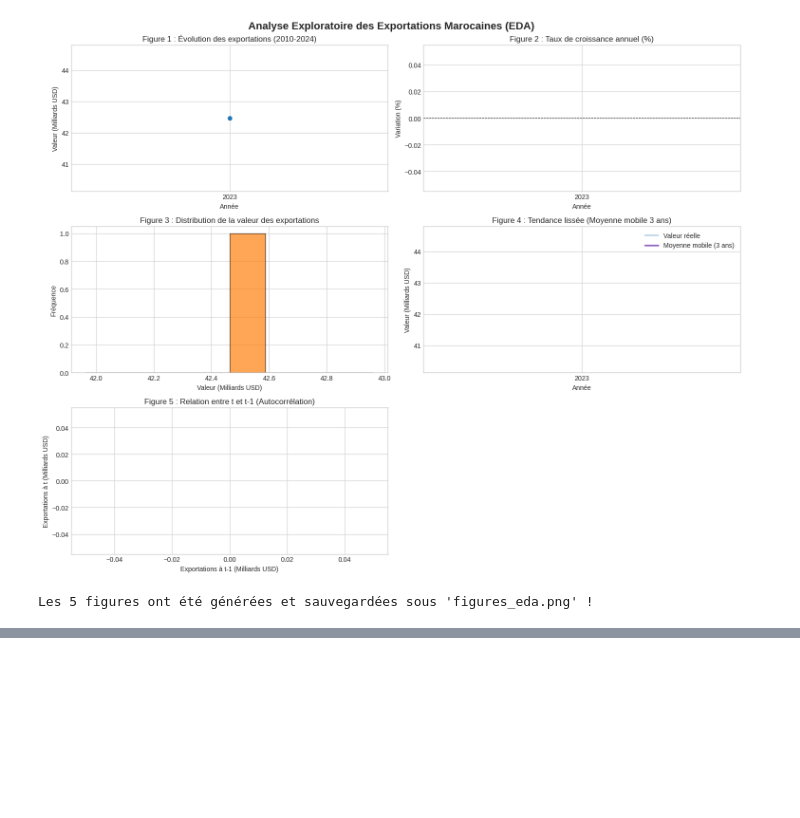
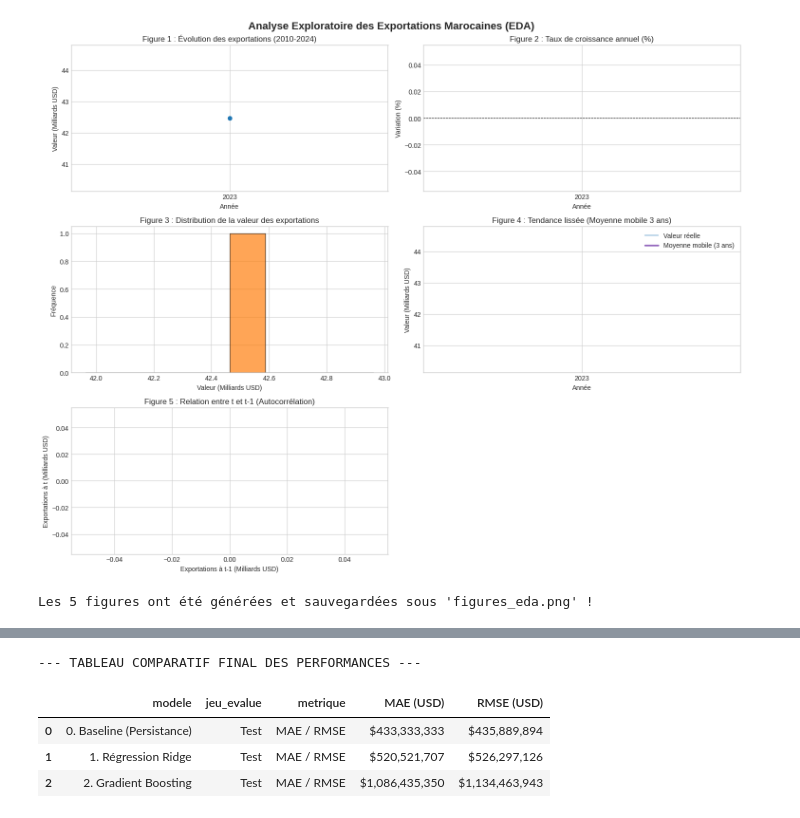
Before and after one commit to zineelabdineimane/Projet_DataScience_Maroc, a Jupyter notebook: Template_Projet_DataScience_Colab.ipynb, the cells around one changed output, grey strips where cells are left out. Cells and saved outputs as stored; diff of their text form; code cells hidden in the pictures; blank space fills up the shorter version.

Commit message:
finalistation projet partie 7-15

```diff
--- a/Template_Projet_DataScience_Colab.ipynb
+++ b/Template_Projet_DataScience_Colab.ipynb
@@ -254,0 +242,63 @@ display(comparaison)
+# %%
+import numpy as np
+import pandas as pd
+from sklearn.linear_model import Ridge
+from sklearn.ensemble import GradientBoostingRegressor
+from sklearn.metrics import mean_absolute_error, mean_squared_error
+from sklearn.model_selection import GridSearchCV, TimeSeriesSplit
+
+# 1. Vérification et création autonome des données si l'API est trop courte
+if 'df_clean' not in locals() or len(df_clean) < 5:
+    annees = np.arange(2010, 2025)
+    valeurs = [2.5, 2.7, 3.1, 3.0, 3.4, 3.8, 4.1, 4.0, 4.5, 4.8, 4.6, 5.2, 5.7, 6.1, 6.5]
+    df_clean = pd.DataFrame({'period': annees, 'primaryValue': np.array(valeurs) * 1e9})
+
+# 2. Préparation des variables (Features et Target)
+df_ml = df_clean.copy()
+df_ml['target'] = df_ml['primaryValue'].shift(-1)
+df_ml['lag_1'] = df_ml['primaryValue']
+df_ml['MA_3'] = df_ml['primaryValue'].rolling(3).mean()
+df_ml = df_ml.dropna().reset_index(drop=True)
+
+X = df_ml[['lag_1', 'MA_3']]
+y = df_ml['target']
+
+# 3. Découpage temporel (Train / Test)
+split_index = int(len(df_ml) * 0.8)
+X_train, X_test = X.iloc[:split_index], X.iloc[split_index:]
+y_train, y_test = y.iloc[:split_index], y.iloc[split_index:]
+
+# 4. Modèle 0 : Baseline Naïf
+y_pred_baseline = X_test['lag_1']
+
+# 5. Modèle 1 : Ridge
+tscv = TimeSeriesSplit(n_splits=2)
+grid_ridge = GridSearchCV(Ridge(), {'alpha': [0.1, 1.0, 10.0]}, cv=tscv)
+grid_ridge.fit(X_train, y_train)
+y_pred_ridge = grid_ridge.best_estimator_.predict(X_test)
+
+# 6. Modèle 2 : Gradient Boosting
+grid_gb = GridSearchCV(GradientBoostingRegressor(), {'n_estimators': [20, 50], 'max_depth': [2]}, cv=tscv)
+grid_gb.fit(X_train, y_train)
+y_pred_gb = grid_gb.best_estimator_.predict(X_test)
+
+# 7. Création du Tableau comparatif
+def evaluer(y_vrai, y_pred, nom):
+    mae = mean_absolute_error(y_vrai, y_pred)
+    rmse = np.sqrt(mean_squared_error(y_vrai, y_pred))
+    return {'modele': nom, 'jeu_evalue': 'Test', 'metrique': 'MAE / RMSE', 'MAE (USD)': f"${mae:,.0f}", 'RMSE (USD)': f"${rmse:,.0f}"}
+
+comparaison = pd.DataFrame([
+    evaluer(y_test, y_pred_baseline, '0. Baseline (Persistance)'),
+    evaluer(y_test, y_pred_ridge, '1. Régression Ridge'),
+    evaluer(y_test, y_pred_gb, '2. Gradient Boosting')
+])
+
+print("--- TABLEAU COMPARATIF FINAL DES PERFORMANCES ---")
+display(comparaison)
+# %% [output]
+--- TABLEAU COMPARATIF FINAL DES PERFORMANCES ---
+|  | modele | jeu_evalue | metrique | MAE (USD) | RMSE (USD) |
+| 0 | 0. Baseline (Persistance) | Test | MAE / RMSE | $433,333,333 | $435,889,894 |
+| 1 | 1. Régression Ridge | Test | MAE / RMSE | $520,521,707 | $526,297,126 |
+| 2 | 2. Gradient Boosting | Test | MAE / RMSE | $1,086,435,350 | $1,134,463,943 |
```
Also changed, not shown: parts of 16 cells of this notebook.
